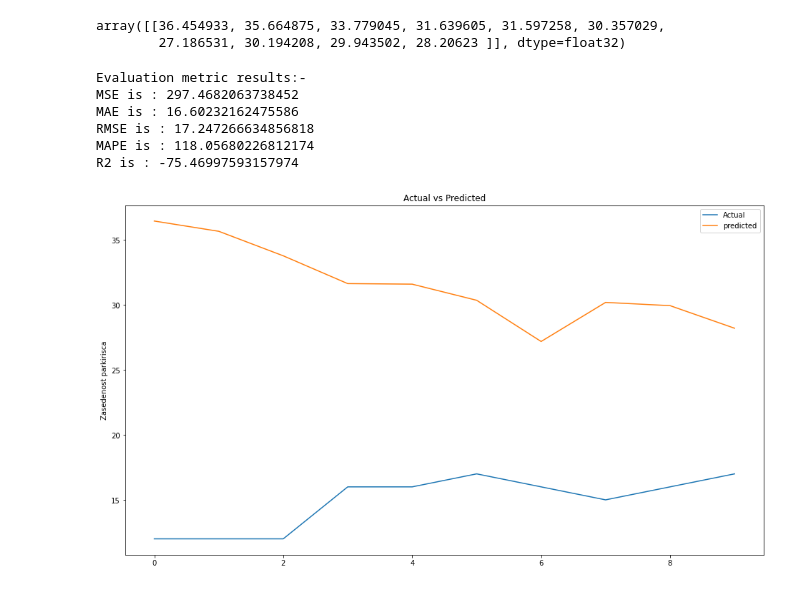
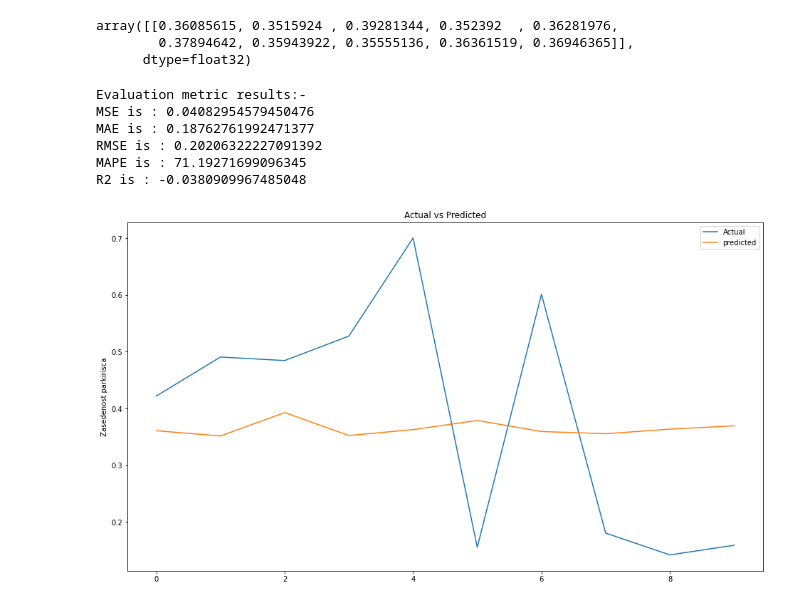
Before and after one commit to jre2601/PR21MOJR, a Jupyter notebook: predict_multivariate_time_series3.ipynb, the cells around one changed output. Cells and saved outputs as stored; diff of their text form; code cells hidden in the pictures.

Commit message:
Created a model, TODO: Predict on entire dataset

```diff
--- a/predict_multivariate_time_series3.ipynb
+++ b/predict_multivariate_time_series3.ipynb
@@ -325,0 +285,12 @@ def custom_ts_multi_data_prep(dataset, target, start, end, window, horizon):
+# %%
+first_parking = next(iter(parkings))
+date_index = parkings[first_parking].index
+
+cols = ("Procent_zasedenosti", "Restaurant_score", "Art_score", "Coffee_score", "Bar_score")
+means = get_avg_on_same_date(weekend_off_matrix, cols)
+
+weekend_off_matrix_avg = pd.DataFrame(zip(date_index, means[0], means[1], means[2], means[3], means[4]),
+                                      columns=["Date", "Procent_zasedenosti", "Restaurant_score", "Art_score", "Coffee_score", "Bar_score"])
+weekend_off_matrix_avg.set_index("Date", inplace=True)
+
+weekend_off_matrix_avg
@@ -326,8 +311,12 @@ def custom_ts_multi_data_prep(dataset, target, start, end, window, horizon):
 # %%
+X_scaler = MinMaxScaler()
+Y_scaler = MinMaxScaler()
+X_data = X_scaler.fit_transform(weekend_off_matrix_avg[["Procent_zasedenosti","Restaurant_score", "Art_score", "Coffee_score", "Bar_score"]])
+Y_data = Y_scaler.fit_transform(weekend_off_matrix_avg[["Procent_zasedenosti"]])
+
 hist_window = 48
 horizon = 10
-first_parking = next(iter(parkings))
-TRAIN_SPLIT = int(len(parkings[first_parking].index) * 0.75)
+TRAIN_SPLIT = int(len(weekend_off_matrix_avg.index) * 0.75)
 x_train, y_train = custom_ts_multi_data_prep(X_data, Y_data, 0, TRAIN_SPLIT, hist_window, horizon)
 x_vali, y_vali = custom_ts_multi_data_prep(X_data, Y_data, TRAIN_SPLIT, None, hist_window, horizon)
 # %%
@@ -401,6 +390,9 @@ callbacks = [early_stopings, checkpoint]
 # Load the saved model
 # saved_model = tf.keras.models.load_model(model_path)
 
-history = lstm_model.fit(train_data, epochs=150, steps_per_epoch=100, validation_data=val_data,
+# history = lstm_model.fit(train_data, epochs=150, steps_per_epoch=100, validation_data=val_data,
+#                          validation_steps=50, verbose=1, callbacks=callbacks)
+
+history = lstm_model.fit(train_data, epochs=1, steps_per_epoch=100, validation_data=val_data,
                          validation_steps=50, verbose=1, callbacks=callbacks)
 # %% [output]
@@ -429,12 +411,13 @@ plt.show()
 # %%
-data_val = X_scaler.fit_transform(data[["Zasedenost", "Points_of_interest"]].tail(48))
+data_val = X_scaler.fit_transform(weekend_off_matrix_avg[["Procent_zasedenosti","Restaurant_score", "Art_score", "Coffee_score", "Bar_score"]].tail(48))
 val_rescaled = data_val.reshape(1, data_val.shape[0], data_val.shape[1])
 pred = lstm_model.predict(val_rescaled)
 pred_Inverse = Y_scaler.inverse_transform(pred)
 pred_Inverse
 # %% [output]
-array([[36.454933, 35.664875, 33.779045, 31.639605, 31.597258, 30.357029,
-        27.186531, 30.194208, 29.943502, 28.20623 ]], dtype=float32)
+array([[0.36085615, 0.3515924 , 0.39281344, 0.352392  , 0.36281976,
+        0.37894642, 0.35943922, 0.35555136, 0.36361519, 0.36946365]],
+      dtype=float32)
 # %%
 def timeseries_evaluation_metrics_func(y_true, y_pred):
     def mean_absolute_percentage_error(y_true, y_pred):
@@ -447,21 +430,21 @@ def timeseries_evaluation_metrics_func(y_true, y_pred):
     print(f'MAPE is : {mean_absolute_percentage_error(y_true, y_pred)}')
     print(f'R2 is : {metrics.r2_score(y_true, y_pred)}', end='\n\n')
 # %%
-timeseries_evaluation_metrics_func(list(map(lambda el: el[0], data[["Zasedenost"]].tail(10).values)),pred_Inverse[0])
+timeseries_evaluation_metrics_func(list(map(lambda el: el[0], weekend_off_matrix_avg[["Procent_zasedenosti"]].tail(10).values)),pred_Inverse[0])
 # %% [output]
 Evaluation metric results:-
-MSE is : 297.4682063738452
-MAE is : 16.60232162475586
-RMSE is : 17.247266634856818
-MAPE is : 118.05680226812174
-R2 is : -75.46997593157974
+MSE is : 0.04082954579450476
+MAE is : 0.18762761992471377
+RMSE is : 0.20206322227091392
+MAPE is : 71.19271699096345
+R2 is : -0.0380909967485048
 # %%
 plt.figure(figsize=(16, 9))
-plt.plot(list(map(lambda el: el[0], data[["Zasedenost"]].tail(10).values)))
+plt.plot(list(map(lambda el: el[0], weekend_off_matrix_avg[["Procent_zasedenosti"]].tail(10).values)))
 plt.plot(list(pred_Inverse[0]))
 plt.title("Actual vs Predicted")
 plt.ylabel("Zasedenost parkirisca")
 plt.legend(('Actual', 'predicted'))
 plt.show()
 # %% [output]
-[figure, old version]
+[figure, new version]
```
Also changed, not shown: parts of 10 cells of this notebook, 1 other file.
